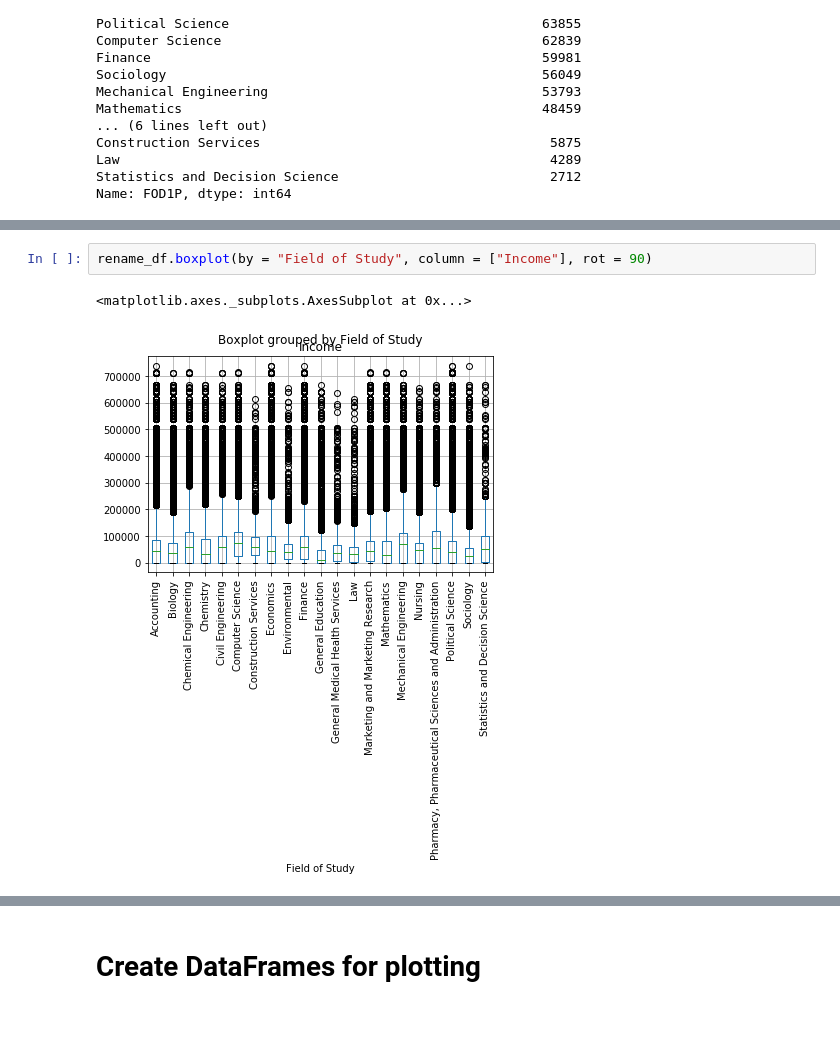
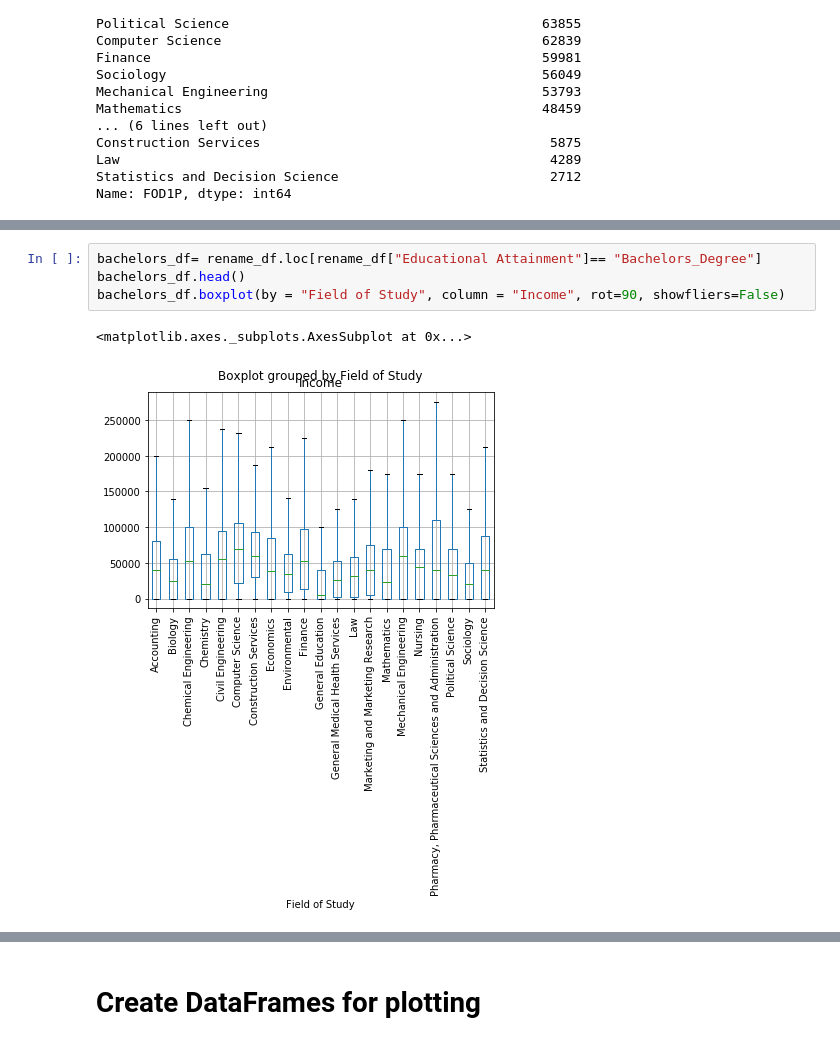
Before and after one commit to Romina-R/Group-Project-1, a Jupyter notebook: Project 1.ipynb, the cells around one changed output, grey strips where cells are left out. Drawn from its saved outputs; the diff is of its cells as text.

```diff
--- a/Project 1.ipynb
+++ b/Project 1.ipynb
@@ -154,5 +151,7 @@ rename_df.head()
 # %%
-rename_df.boxplot(by = "Field of Study", column = ["Income"], rot = 90)
+bachelors_df= rename_df.loc[rename_df["Educational Attainment"]== "Bachelors_Degree"]
+bachelors_df.head()
+bachelors_df.boxplot(by = "Field of Study", column = "Income", rot=90, showfliers=False)
 # %% [output]
 <matplotlib.axes._subplots.AxesSubplot at 0x...>
-[figure, old version]
+[figure, new version]
```
Also changed, not shown: parts of 3 cells of this notebook.
